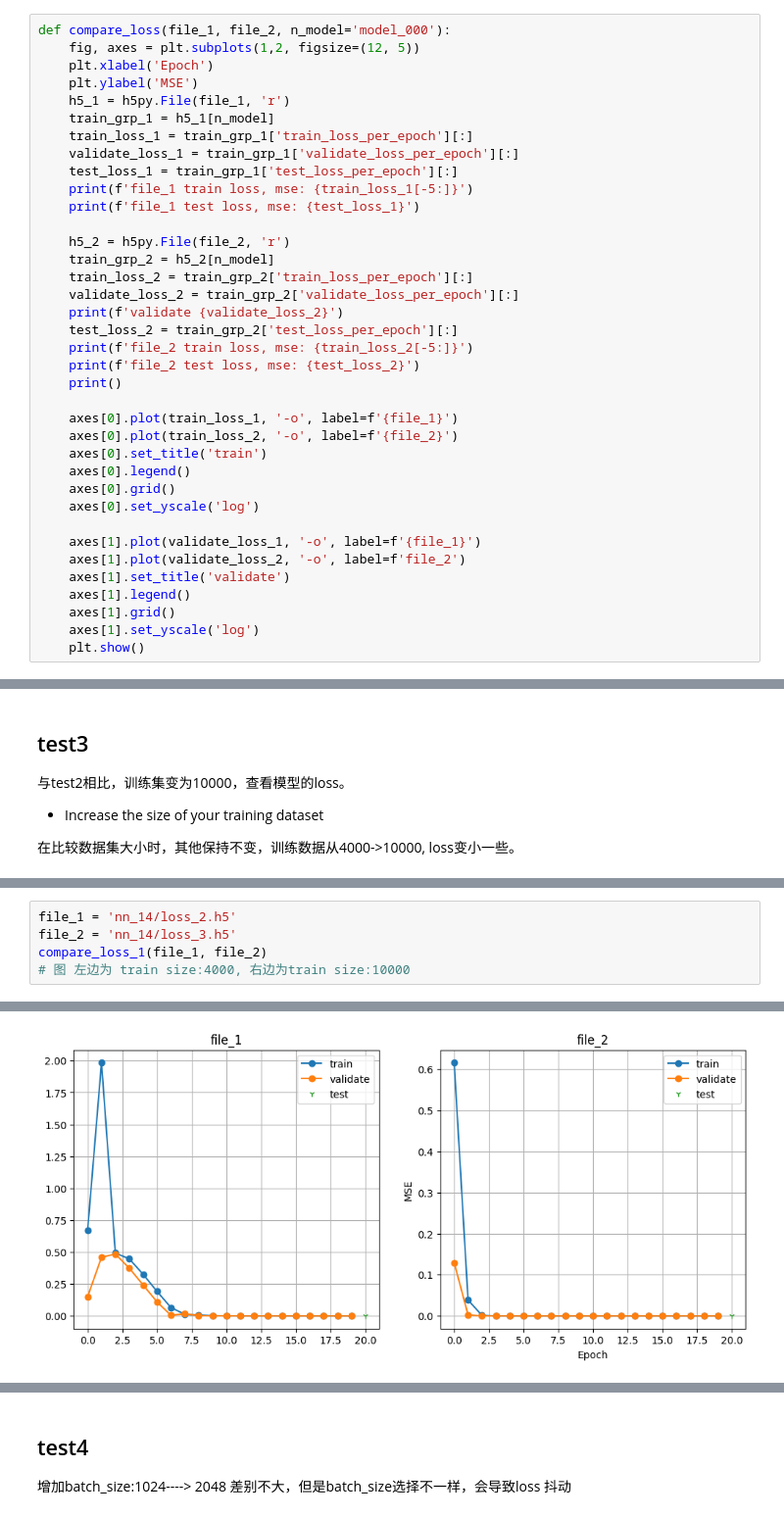
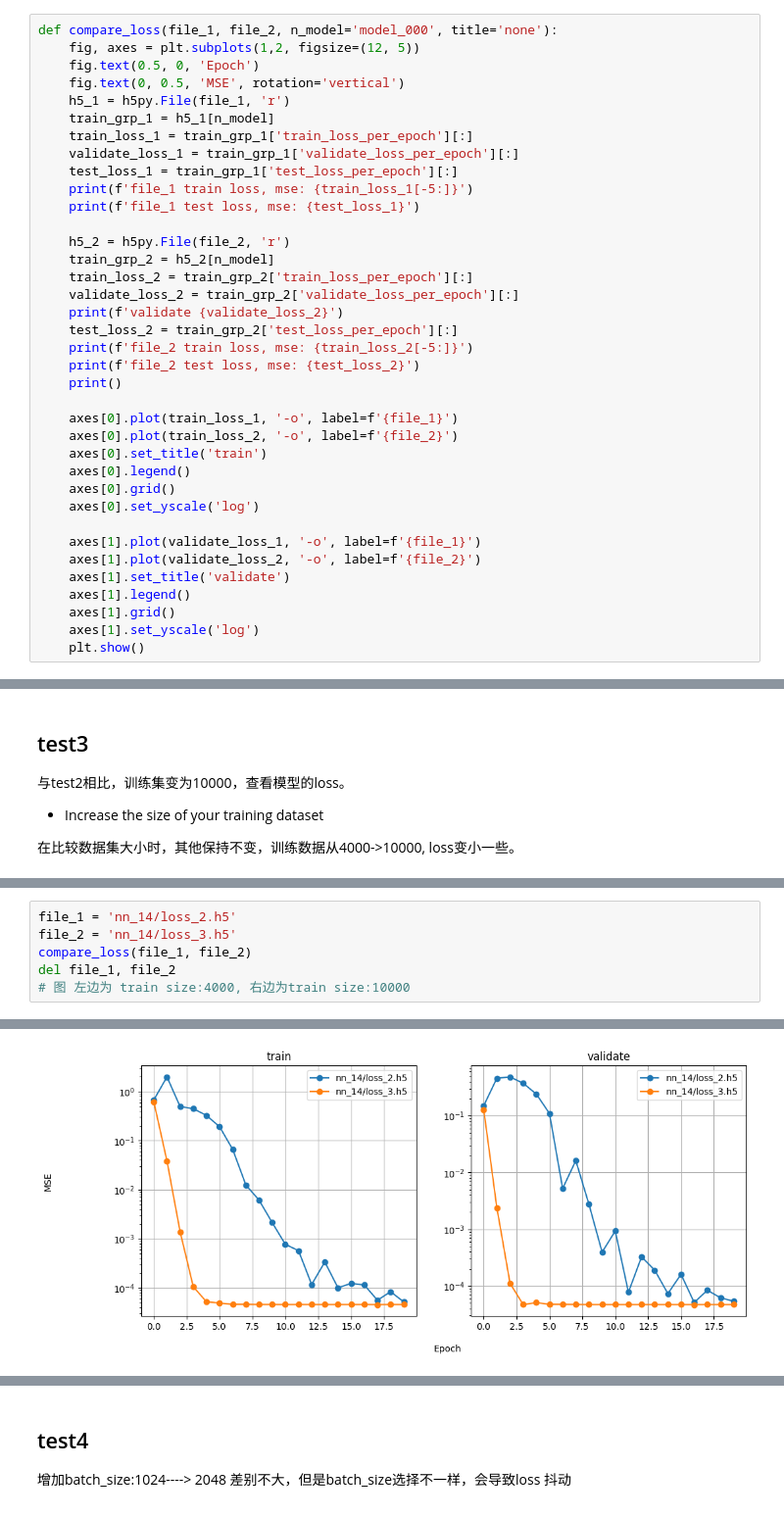
Before and after one commit to Tinrry/anderson, a Jupyter notebook: model_test.ipynb, the cells around one changed output, grey strips where cells are left out. Shown: that part at 98% size. Cells and saved outputs as stored; diff of their text form.

```diff
--- a/model_test.ipynb
+++ b/model_test.ipynb
@@ -94,10 +53,10 @@ def plot_loss_epoch(file, title, n_model='model_000', train_only=False, begin=0)
             print(f'validate_loss mse: {validate_loss}')
             print(f'test_loss mse: {test_loss}')
 # %%
-def compare_loss(file_1, file_2, n_model='model_000'):
+def compare_loss(file_1, file_2, n_model='model_000', title='none'):
     fig, axes = plt.subplots(1,2, figsize=(12, 5))
-    plt.xlabel('Epoch')
-    plt.ylabel('MSE')
+    fig.text(0.5, 0, 'Epoch')
+    fig.text(0, 0.5, 'MSE', rotation='vertical')
     h5_1 = h5py.File(file_1, 'r')
     train_grp_1 = h5_1[n_model]
     train_loss_1 = train_grp_1['train_loss_per_epoch'][:]
@@ -124,7 +83,7 @@ def compare_loss(file_1, file_2, n_model='model_000'):
     axes[0].set_yscale('log')
 
     axes[1].plot(validate_loss_1, '-o', label=f'{file_1}')
-    axes[1].plot(validate_loss_2, '-o', label=f'file_2')
+    axes[1].plot(validate_loss_2, '-o', label=f'{file_2}')
     axes[1].set_title('validate')
     axes[1].legend()
     axes[1].grid()
@@ -217,7 +187,8 @@ test_loss mse: 4.6096413558487925e-05
 # %%
 file_1 = 'nn_14/loss_2.h5'
 file_2 = 'nn_14/loss_3.h5'
-compare_loss_1(file_1, file_2)
+compare_loss(file_1, file_2)
+del file_1, file_2
 # 图 左边为 train size:4000, 右边为train size:10000
 # %% [output]
 file_1 train loss, mse: [1.23063339e-04 1.14462284e-04 5.59286663e-05 8.32696632e-05
@@ -227,4 +202,4 @@ file_1 test loss, mse: [5.29240019e-05]
 file_2 train loss, mse: [4.55804948e-05 4.56127593e-05 4.54735048e-05 4.56148473e-05
  4.55725266e-05]
 file_2 test loss, mse: [4.60964136e-05]
-[figure, old version]
+[figure, new version]
```
Also changed, not shown: parts of 15 cells of this notebook, 1 other file.
